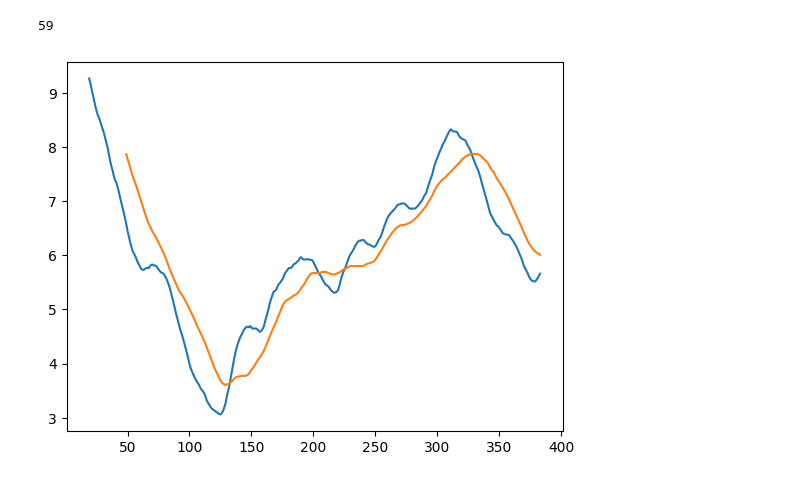
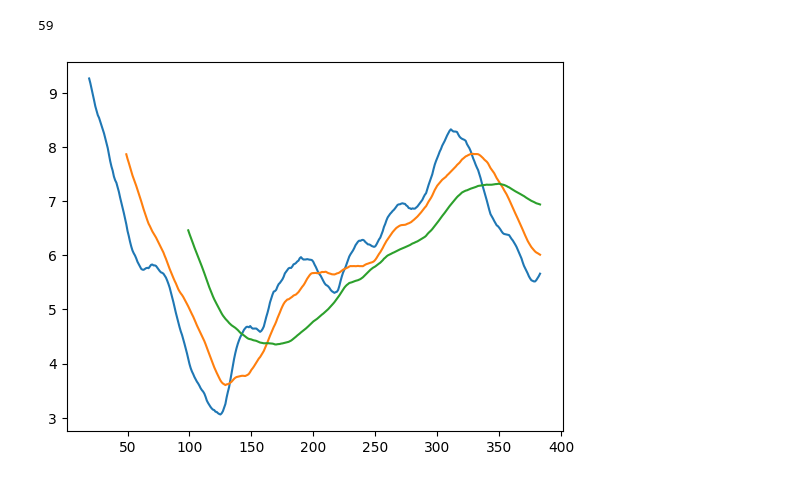
Before and after one commit to developbyarya/praktikum-stuff, a Jupyter notebook: SCPK/3. Grafik.ipynb, the cells around one changed output. Drawn from its saved outputs; the diff is of its cells as text; code cells hidden in the pictures.

```diff
--- a/SCPK/3. Grafik.ipynb
+++ b/SCPK/3. Grafik.ipynb
@@ -26,11 +26,11 @@ vvv["close_pct_change"] = vvv["close"].pct_change()
 # %%
 vvv["ma_20"] = vvv["close"].rolling(20).mean()
 vvv["ma_50"] = vvv["close"].rolling(50).mean()
-vvv["ma_200"] = vvv["close"].rolling(200).mean()
+vvv["ma_100"] = vvv["close"].rolling(100).mean()
 # %%
 plt.plot(vvv["ma_20"])
 plt.plot(vvv["ma_50"])
-plt.plot(vvv["ma_200"])
+plt.plot(vvv["ma_100"])
 plt.show()
 # %% [output]
-[figure, old version]
+[figure, new version]
```
